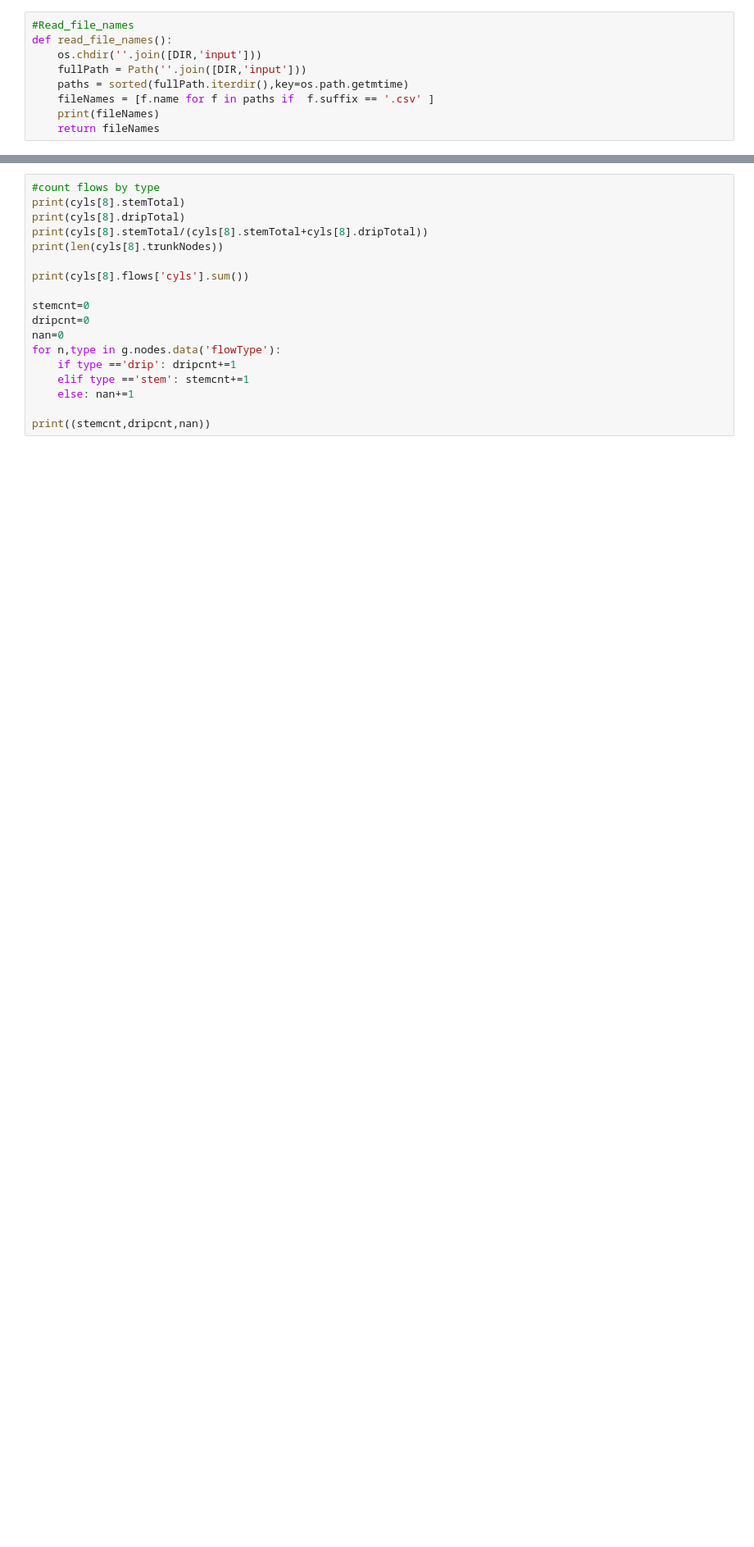
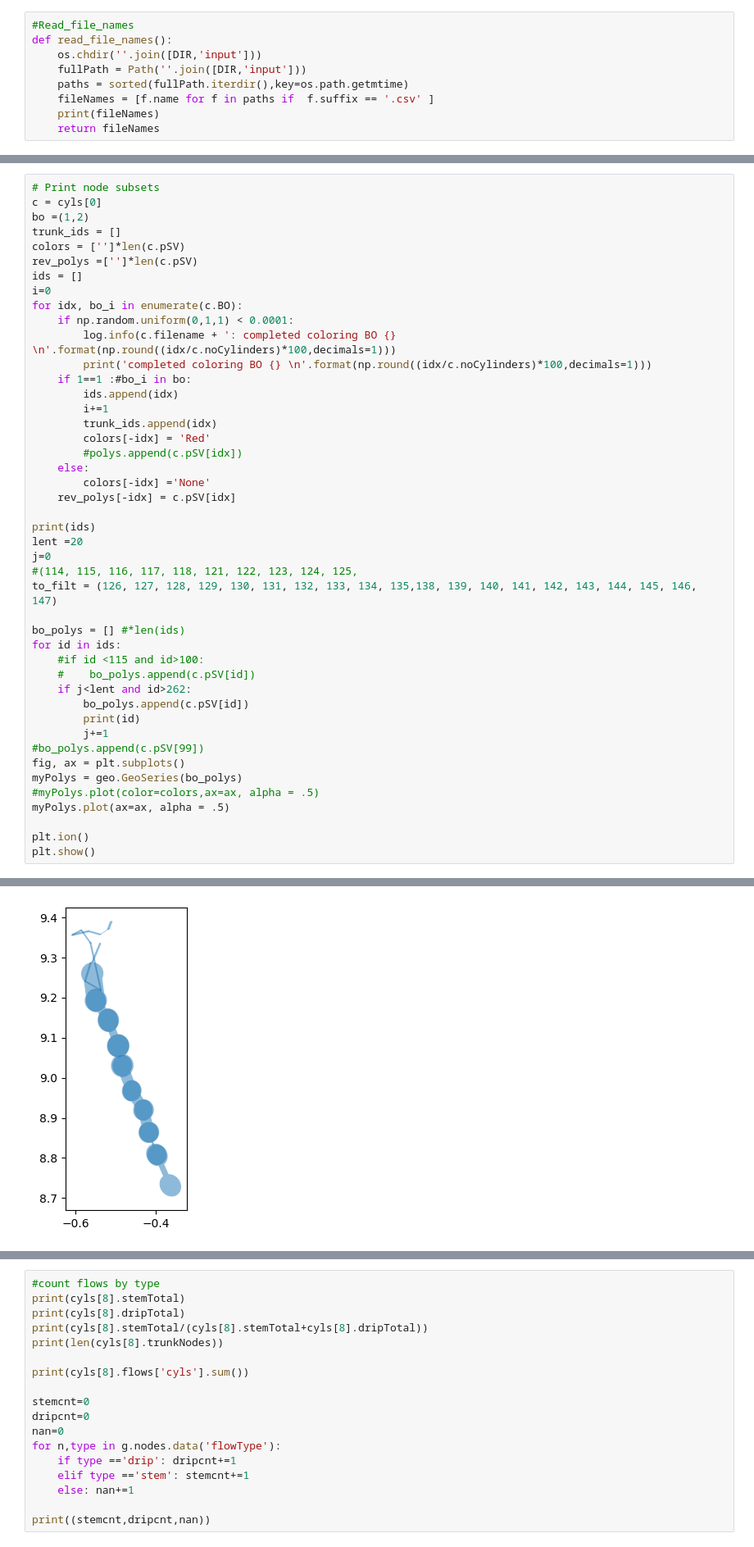
Before and after one commit to wischmcj/cylinders, a Jupyter notebook: cylinders/cli.ipynb, the cells around one changed output, grey strips where cells are left out. Shown at 82% size. Saved outputs shown, nothing was run; the diff lists cells and outputs as text; blank space fills up the shorter version.

```diff
--- a/cylinders/cli.ipynb
+++ b/cylinders/cli.ipynb
@@ -1073,0 +1426,46 @@ class CylinderCollection:
+# %%
+# Print node subsets
+c = cyls[0]
+bo =(1,2)
+trunk_ids = []
+colors = ['']*len(c.pSV)
+rev_polys =['']*len(c.pSV)
+ids = []
+i=0
+for idx, bo_i in enumerate(c.BO):
+    if np.random.uniform(0,1,1) < 0.0001:
+        log.info(c.filename + ': completed coloring BO {} \n'.format(np.round((idx/c.noCylinders)*100,decimals=1)))
+        print('completed coloring BO {} \n'.format(np.round((idx/c.noCylinders)*100,decimals=1)))
+    if 1==1 :#bo_i in bo:
+        ids.append(idx)
+        i+=1
+        trunk_ids.append(idx)
+        colors[-idx] = 'Red'
+        #polys.append(c.pSV[idx])
+    else:
+        colors[-idx] ='None'
+    rev_polys[-idx] = c.pSV[idx]
+
+print(ids)
+lent =20
+j=0
+#(114, 115, 116, 117, 118, 121, 122, 123, 124, 125,
+to_filt = (126, 127, 128, 129, 130, 131, 132, 133, 134, 135,138, 139, 140, 141, 142, 143, 144, 145, 146, 147)
+
+bo_polys = [] #*len(ids)
+for id in ids:
+    #if id <115 and id>100:
+    #    bo_polys.append(c.pSV[id])
+    if j<lent and id>262:
+        bo_polys.append(c.pSV[id])
+        print(id)
+        j+=1
+#bo_polys.append(c.pSV[99])
+fig, ax = plt.subplots()
+myPolys = geo.GeoSeries(bo_polys)
+#myPolys.plot(color=colors,ax=ax, alpha = .5)
+myPolys.plot(ax=ax, alpha = .5)
+
+plt.ion()
+plt.show()
+# %% [output]
@@ -1073,0 +1489 @@ class CylinderCollection:
+[figure, added]
```
Also changed, not shown: parts of 13 cells of this notebook.
